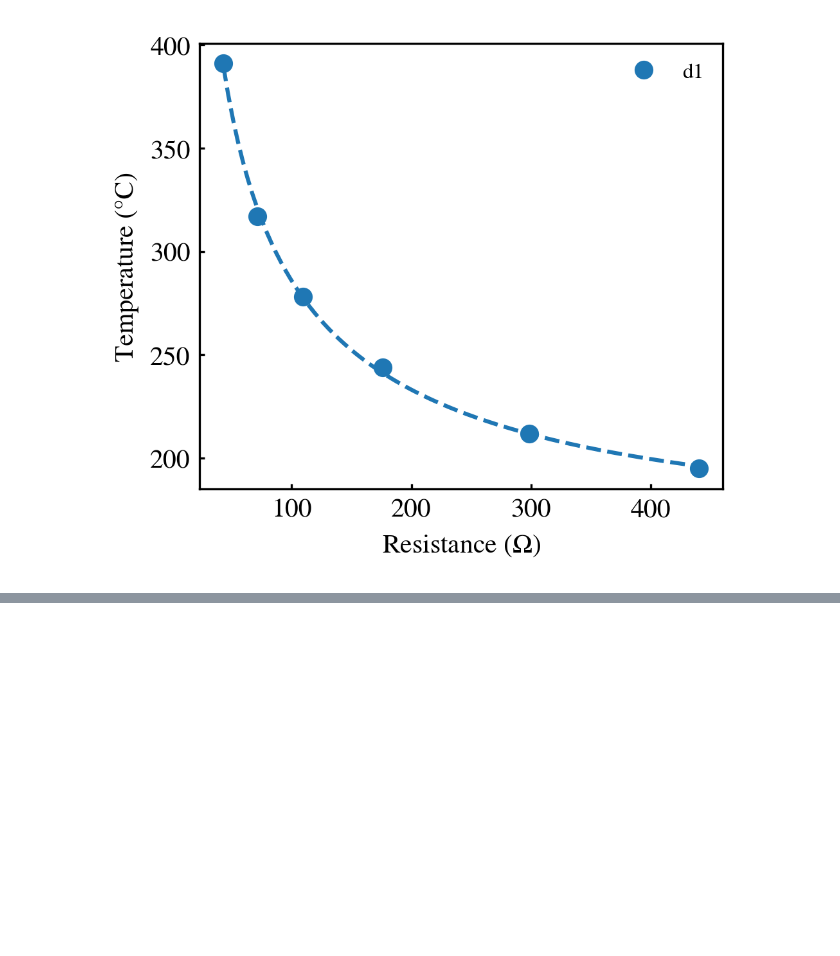
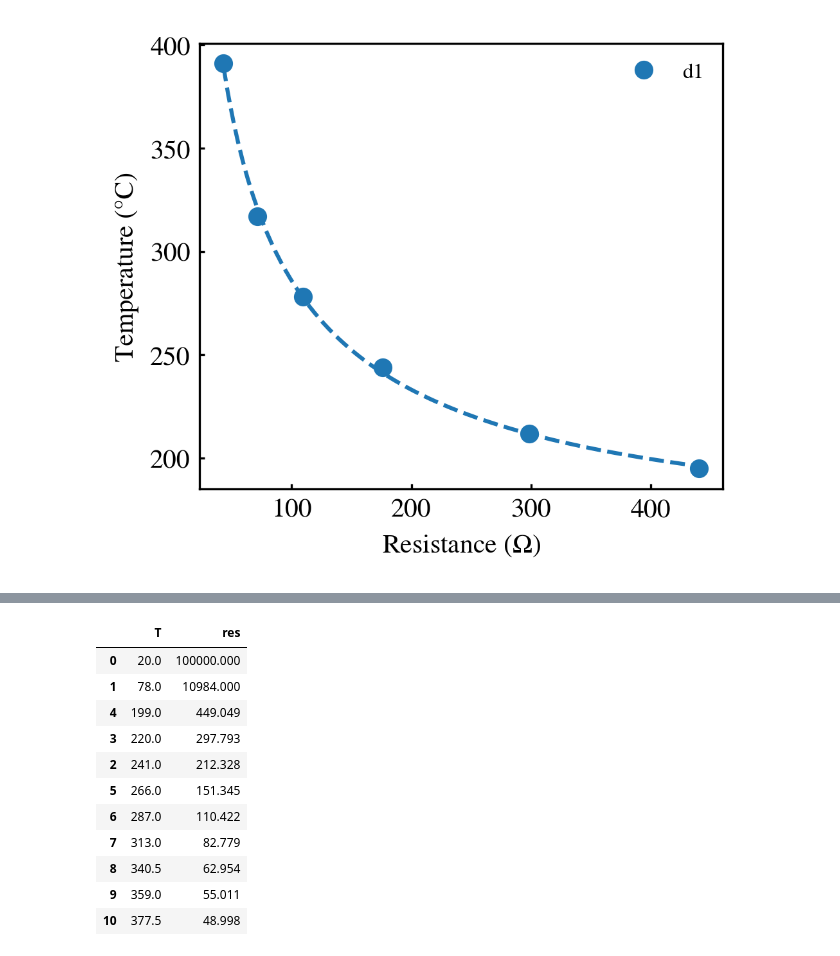
Before and after one commit to ZLoverty/Boralus, a Jupyter notebook: thermistor.ipynb, the cells around one changed output, grey strips where cells are left out. Drawn from its saved outputs; the diff is of its cells as text; code cells hidden in the pictures; blank space fills up the shorter version.

```diff
--- a/thermistor.ipynb
+++ b/thermistor.ipynb
@@ -108,0 +127,15 @@ d1: [array([310.24240981]), array([119.64693759]), array([71.94779604])]
+# %%
+df
+# %% [output]
+|  | T | res |
+| 0 | 20.0 | 100000.000 |
+| 1 | 78.0 | 10984.000 |
+| 4 | 199.0 | 449.049 |
+| 3 | 220.0 | 297.793 |
+| 2 | 241.0 | 212.328 |
+| 5 | 266.0 | 151.345 |
+| 6 | 287.0 | 110.422 |
+| 7 | 313.0 | 82.779 |
+| 8 | 340.5 | 62.954 |
+| 9 | 359.0 | 55.011 |
+| 10 | 377.5 | 48.998 |
```
Also changed, not shown: parts of 9 cells of this notebook.
